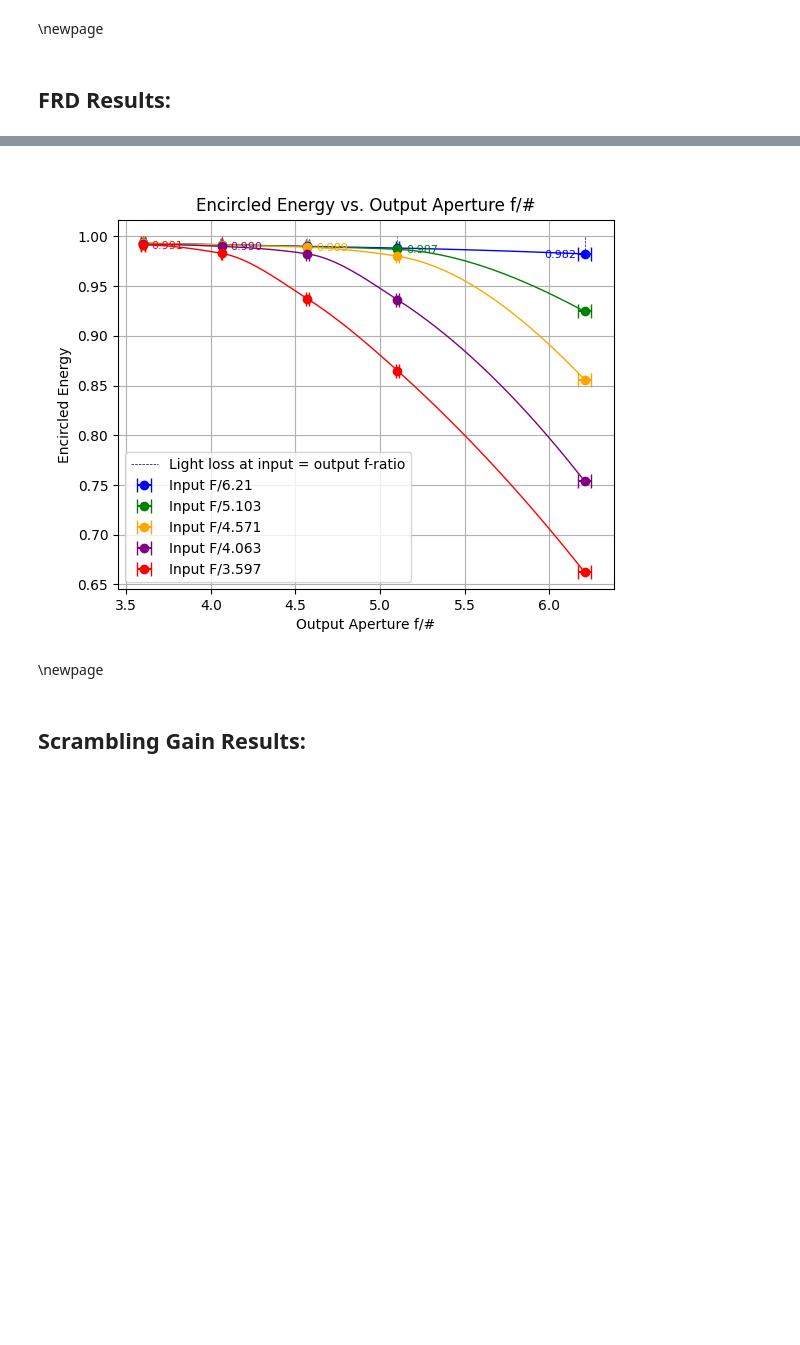
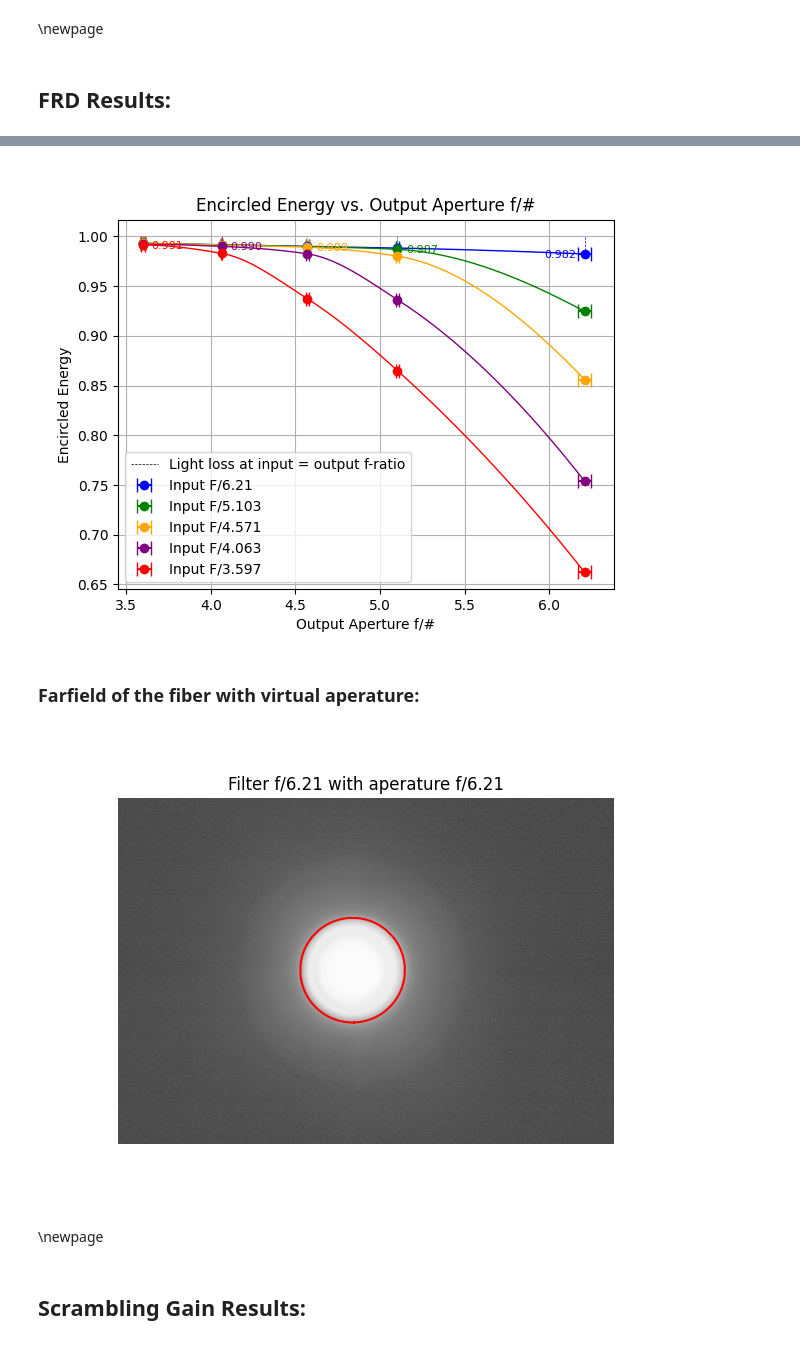
Before and after one commit to Vbenzer/lab_stuff, a Jupyter notebook: fiber_datasheet/fiber_datasheet_template.ipynb, the cells around one changed output, grey strips where cells are left out. Drawn from its saved outputs; the diff is of its cells as text; code cells hidden in the pictures; blank space fills up the shorter version.

Commit message:
Refactor filter handling and update plot titles in measurement scripts

```diff
--- a/fiber_datasheet/fiber_datasheet_template.ipynb
+++ b/fiber_datasheet/fiber_datasheet_template.ipynb
@@ -107,15 +107,30 @@ if "fiber_polishing" in dirlist:
 # %%
 if "FRD" in dirlist:
     frd_path = os.path.join(fiber_path, "FRD")
     display(Markdown("## FRD Results:"))
     display(Image(filename=os.path.join(frd_path, "f_number_vs_input.png")))
     display(Image(filename=os.path.join(frd_path, "encircled_energy_vs_output.png")))
+    if "filter_2" in os.listdir(frd_path):
+        filter_2_f_ratio_path = os.path.join(frd_path, "filter_2", "f_ratio_images")
+        if "input_6.21_with_6.21.png" in os.listdir(filter_2_f_ratio_path):
+            display(Markdown("### Farfield of the fiber with virtual aperature:"))
+            display(Image(filename=os.path.join(filter_2_f_ratio_path, "input_6.21_with_6.21.png")))
+        if "f_ratio_6.21.png" in os.listdir(filter_2_f_ratio_path):
+            display(Markdown("### Farfield of the fiber with virtual aperature:"))
+            display(Image(filename=os.path.join(filter_2_f_ratio_path, "f_ratio_6.21.png")))
+    if "filter_6.0" in os.listdir(frd_path):
+        filter_f_ratio_path = os.path.join(frd_path, "filter_6.0", "f_ratio_images")
+        if "input_6.21_with_6.21.png" in os.listdir(filter_f_ratio_path):
+            display(Markdown("### Farfield of the fiber with virtual aperature:"))
+            display(Image(filename=os.path.join(filter_f_ratio_path, "input_6.21_with_6.21.png")))
     display(Markdown(r"\newpage"))
 # %% [output]
 ## FRD Results:
 [figure]
 [figure]
-\newpage
+### Farfield of the fiber with virtual aperature:
+[figure, added]
+\newpage
 # %%
 if "SG" in dirlist:
     sg_path = os.path.join(fiber_path, "SG")
```
Also changed, not shown: 2 other files.
